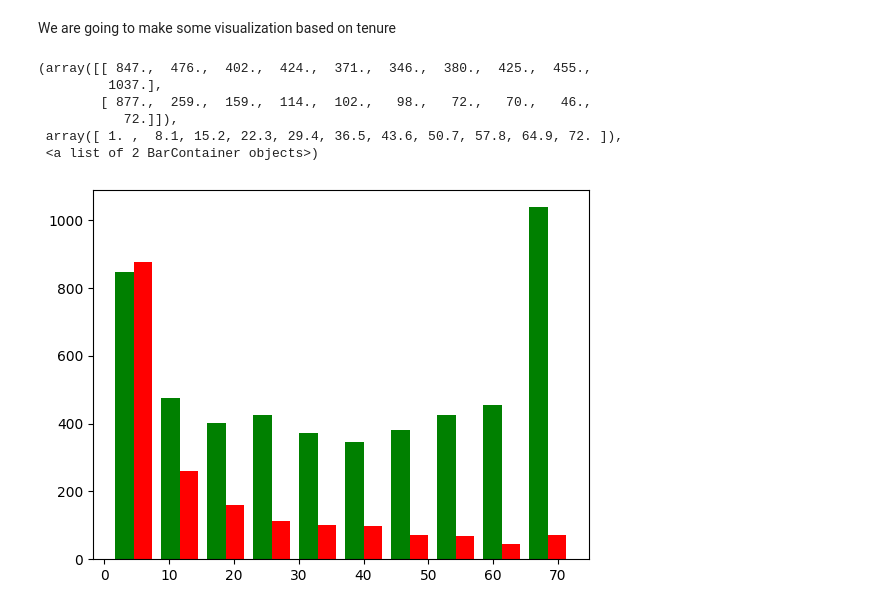
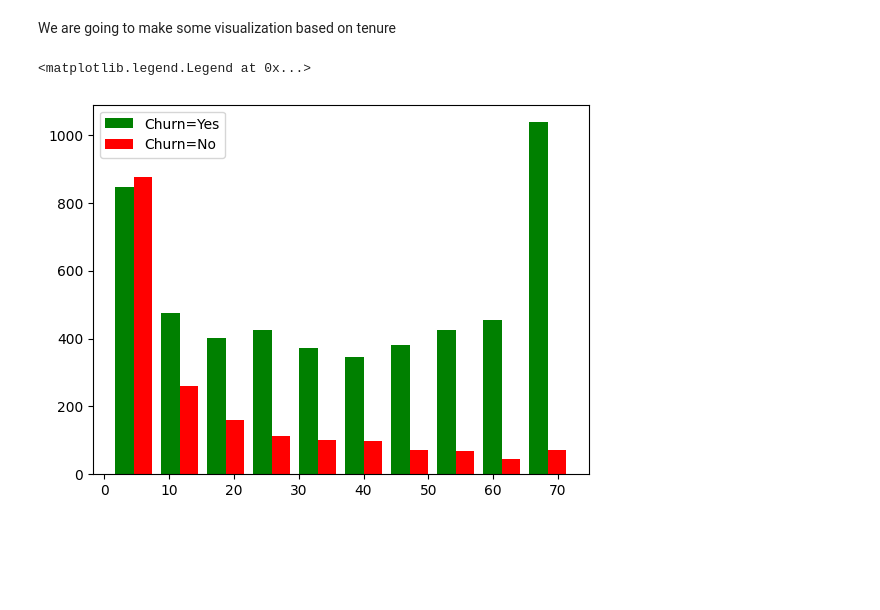
Before and after one commit to gulshan0201/ANN_Project, a Jupyter notebook: main.ipynb, the cells around one changed output. Cells and saved outputs as stored; diff of their text form; code cells hidden in the pictures; blank space fills up the shorter version.

```diff
--- a/main.ipynb
+++ b/main.ipynb
@@ -141,13 +141,9 @@ We are going to make some visualization based on tenure
 # %%
 tenure_crunch_no = df1[df1.Churn=='No'].tenure
 tenure_crunch_yes = df1[df1.Churn=='Yes'].tenure
 
-plt.hist([tenure_crunch_no, tenure_crunch_yes], color=['green','red']  )
+plt.hist([tenure_crunch_no, tenure_crunch_yes], color=['green','red'], label=['Churn=Yes', 'Churn=No'])
+plt.legend()
 # %% [output]
-(array([[ 847.,  476.,  402.,  424.,  371.,  346.,  380.,  425.,  455.,
-         1037.],
-        [ 877.,  259.,  159.,  114.,  102.,   98.,   72.,   70.,   46.,
-           72.]]),
- array([ 1. ,  8.1, 15.2, 22.3, 29.4, 36.5, 43.6, 50.7, 57.8, 64.9, 72. ]),
- <a list of 2 BarContainer objects>)
+<matplotlib.legend.Legend at 0x...>
-[figure, old version]
+[figure, new version]
```
